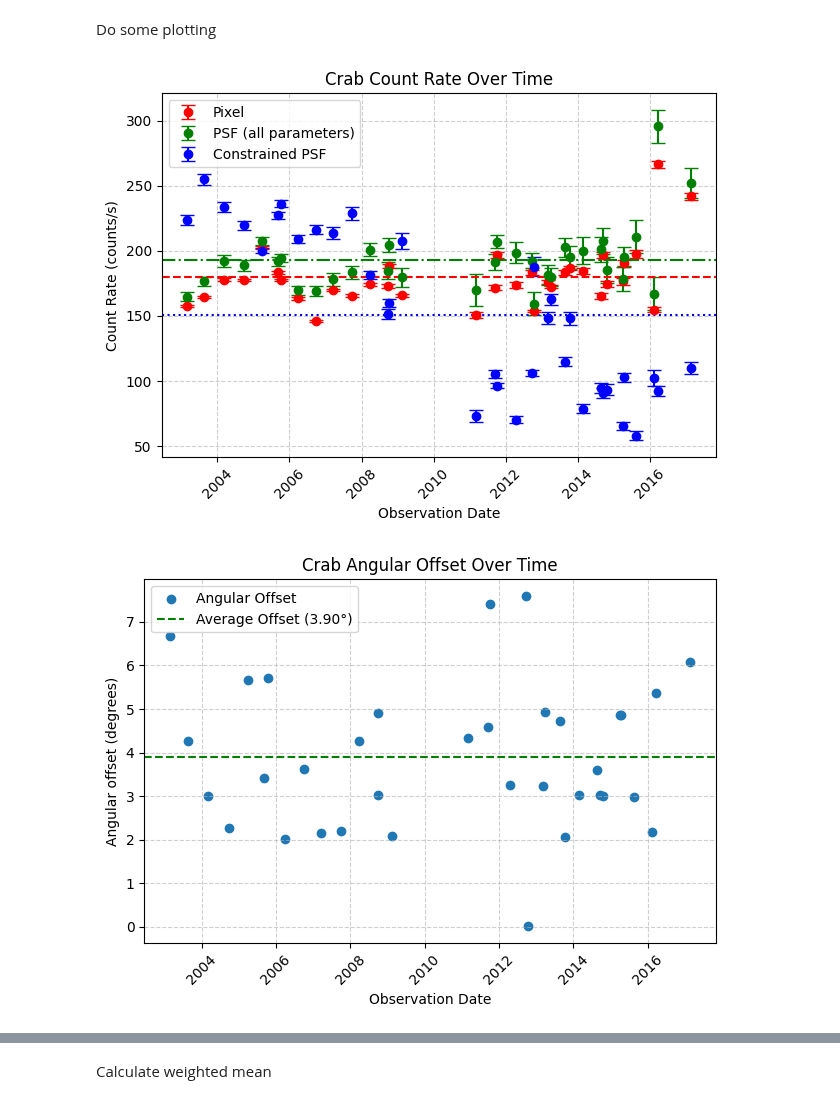
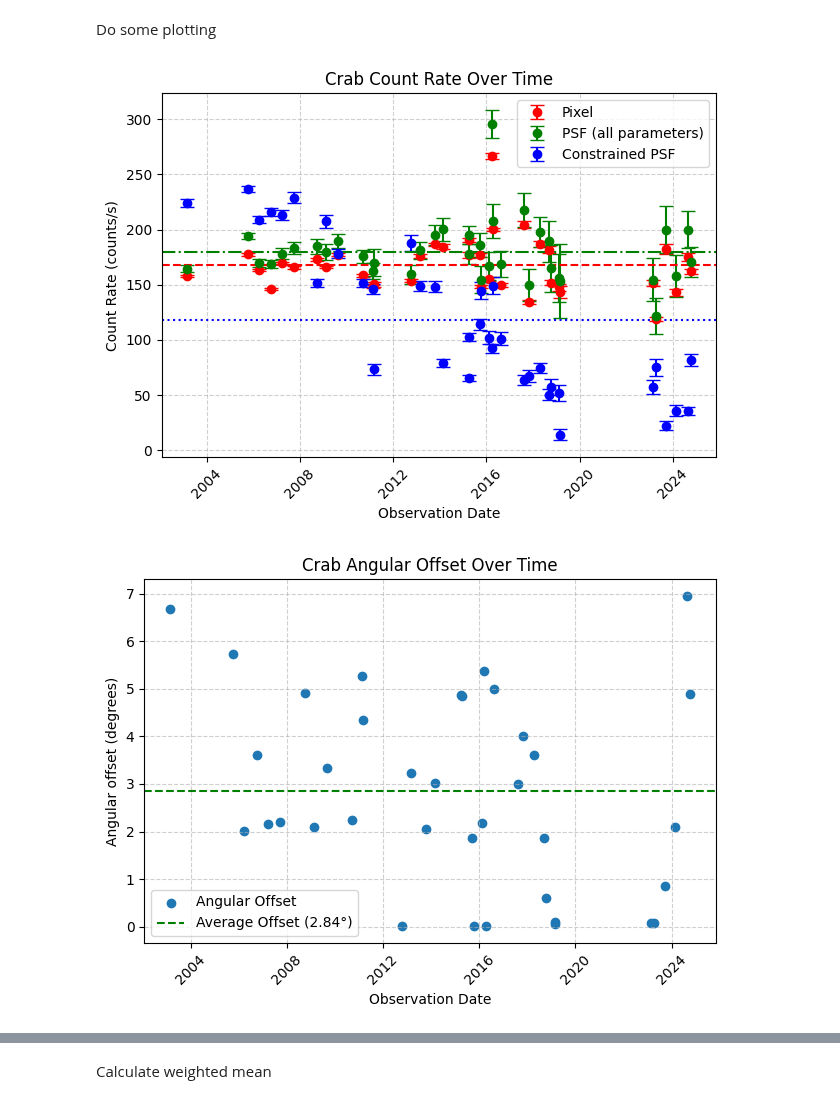
Before and after one commit to interstellxr/jupiter-xray-analysis, a Jupyter notebook: jupiter-xrays/CrabLongTermPlotting.ipynb, the cells around one changed output, grey strips where cells are left out. Saved outputs shown, nothing was run; the diff lists cells and outputs as text; code cells hidden in the pictures.

Commit message:
Fixed asynchronous querying for the Crab

```diff
--- a/jupiter-xrays/CrabLongTermPlotting.ipynb
+++ b/jupiter-xrays/CrabLongTermPlotting.ipynb
@@ -23,3 +5,28 @@ fixed_psf_errors = data["PSF_Count_Rate_Error_Fixed"]
+# %%
+import numpy as np
+
+input_filename = "../data/crab_longterm_img_data_15_30_new.txt"
+
+data = np.genfromtxt(input_filename, delimiter=",", dtype=None, names=True, encoding=None)
+
+mask = ~np.isnan(data["Count_Rate"]) & (data["Count_Rate"] > 0) & (data["Annular_Variance"] > 0)
+
+def mask_data(data):
+    return np.array(data)[mask]
+
+crab_countrates = mask_data(data["Count_Rate"])
+crab_variances = mask_data(data["Variance"])
+errors = np.sqrt(crab_variances)
+offsets = mask_data(data["Angular_offset"])
+annular_counts = mask_data(data["Annular_Count_Rate"])
+annular_variances = mask_data(data["Annular_Variance"])
+annular_errors = np.sqrt(annular_variances)
+psf_counts = mask_data(data["PSF_Count_Rate"])
+psf_errors = mask_data(data["PSF_Count_Rate_Error"])
+fixed_psf_counts = mask_data(data["PSF_Count_Rate_Fixed"])
+fixed_psf_errors = mask_data(data["PSF_Count_Rate_Error_Fixed"])
+obs_start_dates = mask_data(data["Obs_Start_Date"])
+obs_end_dates = mask_data(data["Obs_End_Date"])
 # %% [markdown]
 Do some plotting
 # %%
@@ -27,17 +34,6 @@ from datetime import datetime
 import matplotlib.pyplot as plt
 
 obs_times = [datetime.strptime(date, "%Y-%m-%dT%H:%M:%S") for date in obs_start_dates]
-
-crab_countrates = np.array(crab_countrates)
-crab_variances = np.array(crab_variances)
-errors = np.sqrt(crab_variances)
-offsets = np.array(offsets)
-crab_annular_variances = np.array(annular_variances)
-annular_errors = np.sqrt(crab_annular_variances)
-psf_counts = np.array(psf_counts)
-psf_errors = np.array(psf_errors)
-fixed_psf_counts = np.array(fixed_psf_counts)
-fixed_psf_errors = np.array(fixed_psf_errors)
 
 # Calculate average and standard deviation
 avg_count_rate = np.mean(crab_countrates)
@@ -71,32 +67,32 @@ plt.tight_layout()
 plt.figure()
 plt.scatter(obs_times, offsets, label='Angular Offset')
 plt.axhline(avg_offset, color='g', linestyle='--', label=f'Average Offset ({avg_offset:.2f}°)')
 #plt.fill_between(obs_times, avg_offset - std_offset, avg_offset + std_offset, color='g', alpha=0.2, label=f'Standard Deviation ({std_offset:.2f}°)')
 plt.xlabel("Observation Date")
 plt.ylabel("Angular offset (degrees)")
 plt.title("Crab Angular Offset Over Time")
 plt.xticks(rotation=45)
 plt.grid(True, linestyle="--", alpha=0.6)
 plt.legend()
 plt.tight_layout()
 
 # Plot count rate vs angular offset
 plt.figure()
 plt.errorbar(offsets, crab_countrates, xerr=0, yerr=errors, fmt='o', capsize=5)
 plt.xlabel("Angular Offset (degrees)")
 plt.ylabel("Count Rate (counts/s)")
 plt.title("Crab Count Rate vs Angular Offset")
 plt.grid(True, linestyle="--", alpha=0.6)
 plt.tight_layout()
 
 # Plot error vs annular error
 plt.figure()
 plt.errorbar(errors, annular_errors, fmt='o', capsize=5)
 plt.xlabel("Error (counts/s)")
 plt.ylabel("Annular Error (counts/s)")
 plt.title("Error vs Annular Error")
 plt.grid(True, linestyle="--", alpha=0.6)
 plt.tight_layout()
 # %% [output]
-[figure, old version]
+[figure, new version]
-[figure, old version]
+[figure, new version]
```
Also changed, not shown: parts of 4 cells of this notebook, 4 other files.
